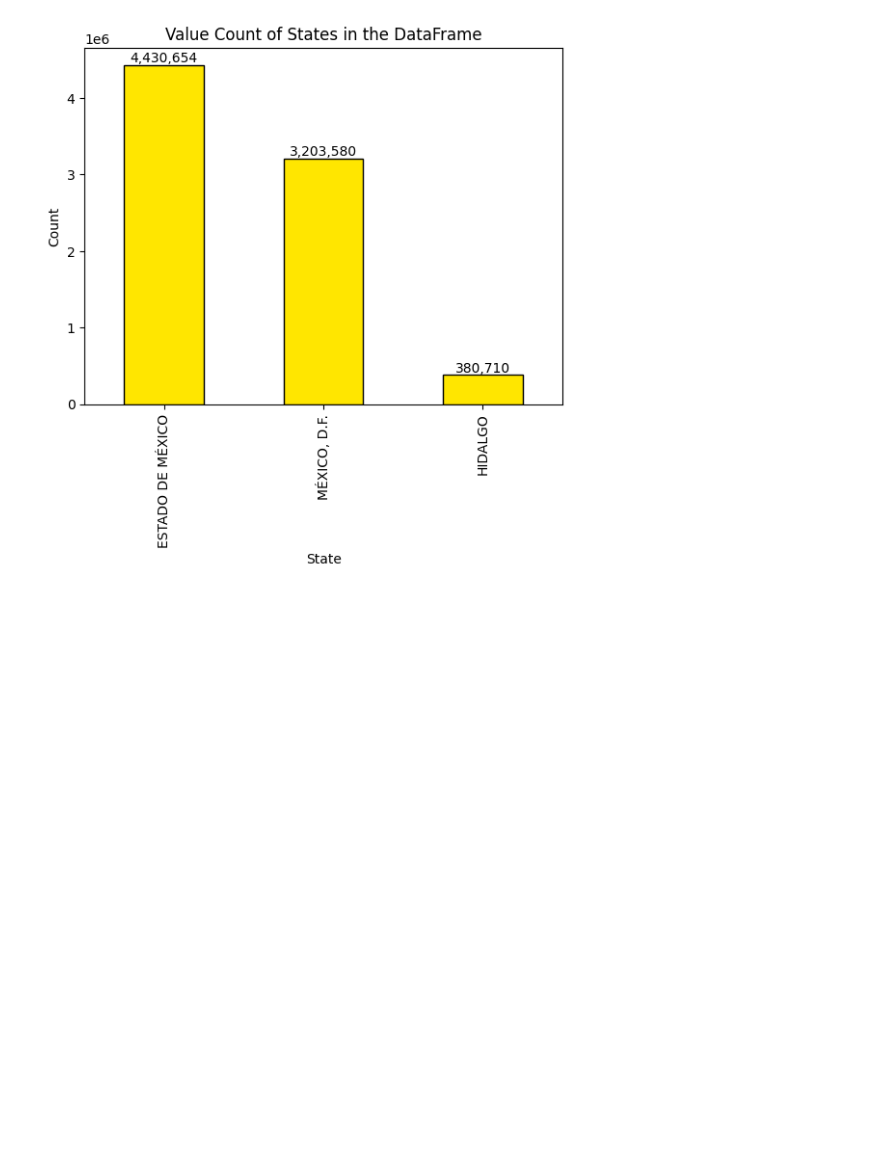
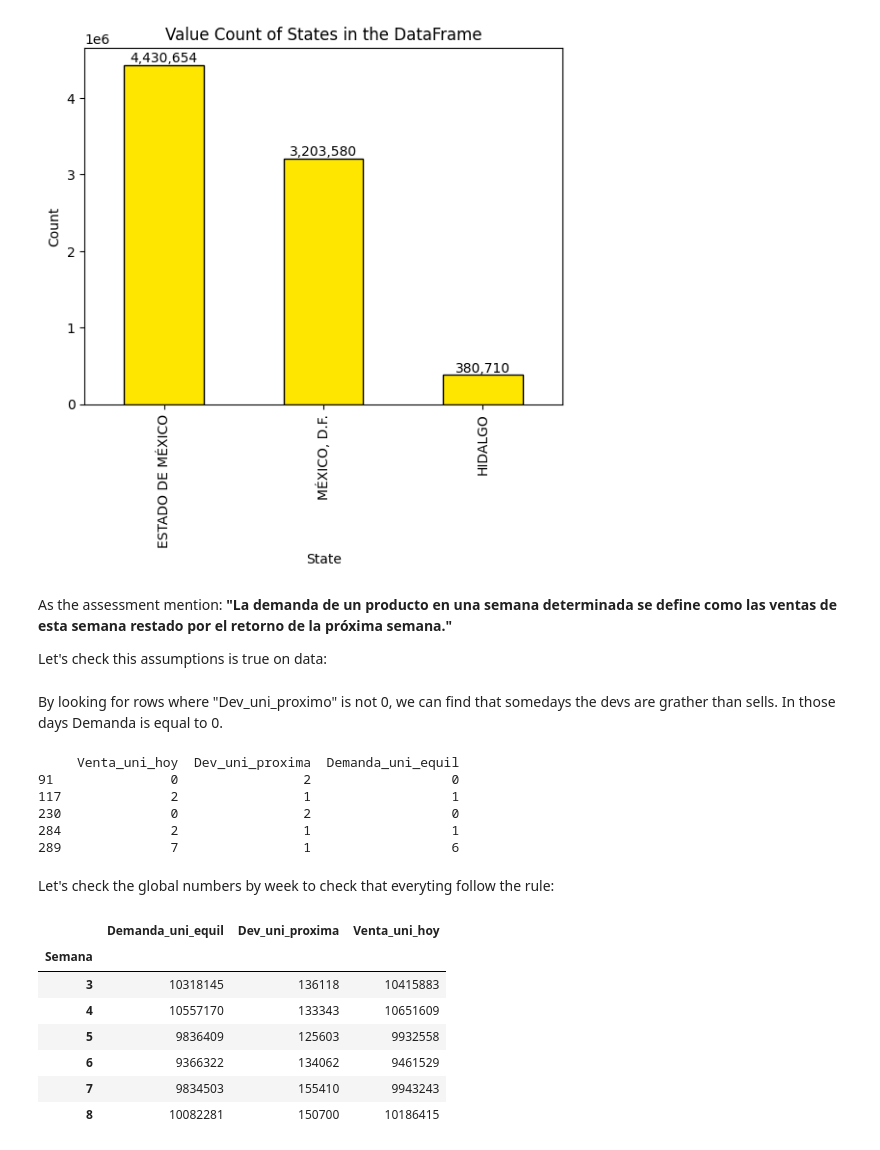
Before and after one commit to The-carlos/meli_assessment, a Jupyter notebook: main.ipynb, the cells around one changed output. Saved outputs shown, nothing was run; the diff lists cells and outputs as text; code cells hidden in the pictures; blank space fills up the shorter version.

```diff
--- a/main.ipynb
+++ b/main.ipynb
@@ -371,3 +393,37 @@ for i, v in enumerate(state_counts):
 plt.show()
 # %% [output]
 [figure]
+# %% [markdown]
+As the assessment mention: **"La demanda de un producto en una semana determinada se define como las ventas de esta semana restado por el retorno de la próxima semana."**
+
+Let's check this assumptions is true on data:
+# %% [markdown]
+By looking for rows where "Dev_uni_proximo" is not 0, we can find that somedays the devs are grather than sells. In those days Demanda is equal to 0.
+# %%
+
+required_columns = ["Venta_uni_hoy", "Dev_uni_proxima", "Demanda_uni_equil"]
+filter = full_candidate_data.loc[full_candidate_data['Dev_uni_proxima'] != 0, required_columns]
+
+print(filter.head(5))
+# %% [output]
+     Venta_uni_hoy  Dev_uni_proxima  Demanda_uni_equil
+91               0                2                  0
+117              2                1                  1
+230              0                2                  0
+284              2                1                  1
+289              7                1                  6
+# %% [markdown]
+Let's check the global numbers by week to check that everyting follow the rule:
+# %%
+week_totals = full_candidate_data.pivot_table(values = ["Demanda_uni_equil", "Venta_uni_hoy", "Dev_uni_proxima"],
+                                              index = 'Semana', aggfunc = 'sum')
+week_totals
+# %% [output]
+|  | Demanda_uni_equil | Dev_uni_proxima | Venta_uni_hoy |
+| Semana |  |  |  |
+| 3 | 10318145 | 136118 | 10415883 |
+| 4 | 10557170 | 133343 | 10651609 |
+| 5 | 9836409 | 125603 | 9932558 |
+| 6 | 9366322 | 134062 | 9461529 |
+| 7 | 9834503 | 155410 | 9943243 |
+| 8 | 10082281 | 150700 | 10186415 |
```
Also changed, not shown: parts of 2 cells of this notebook.
